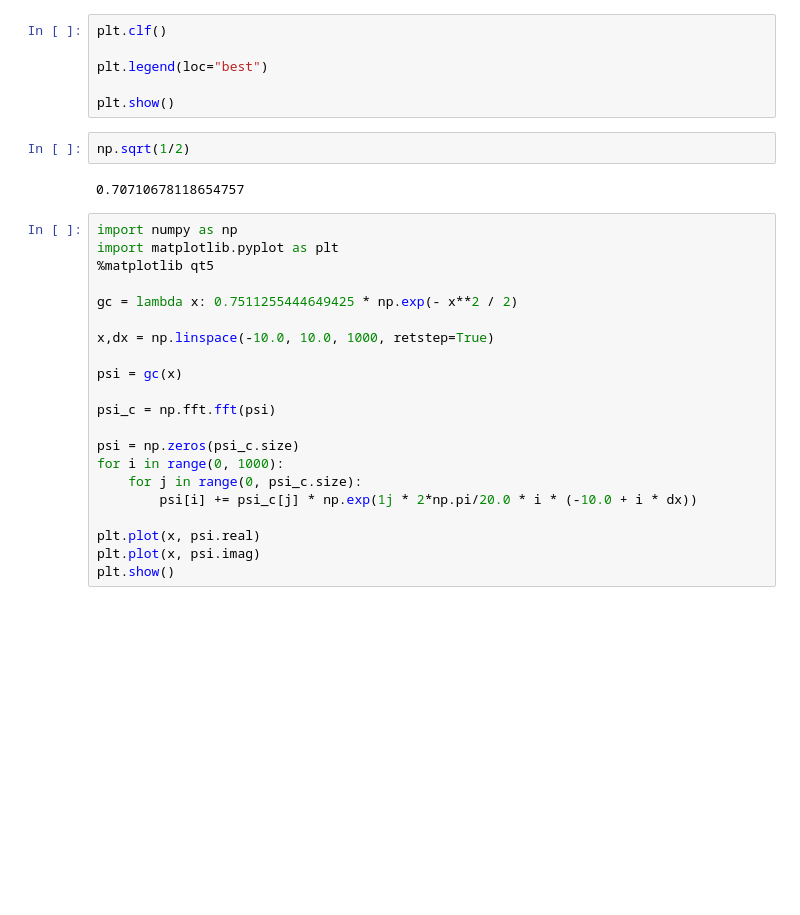
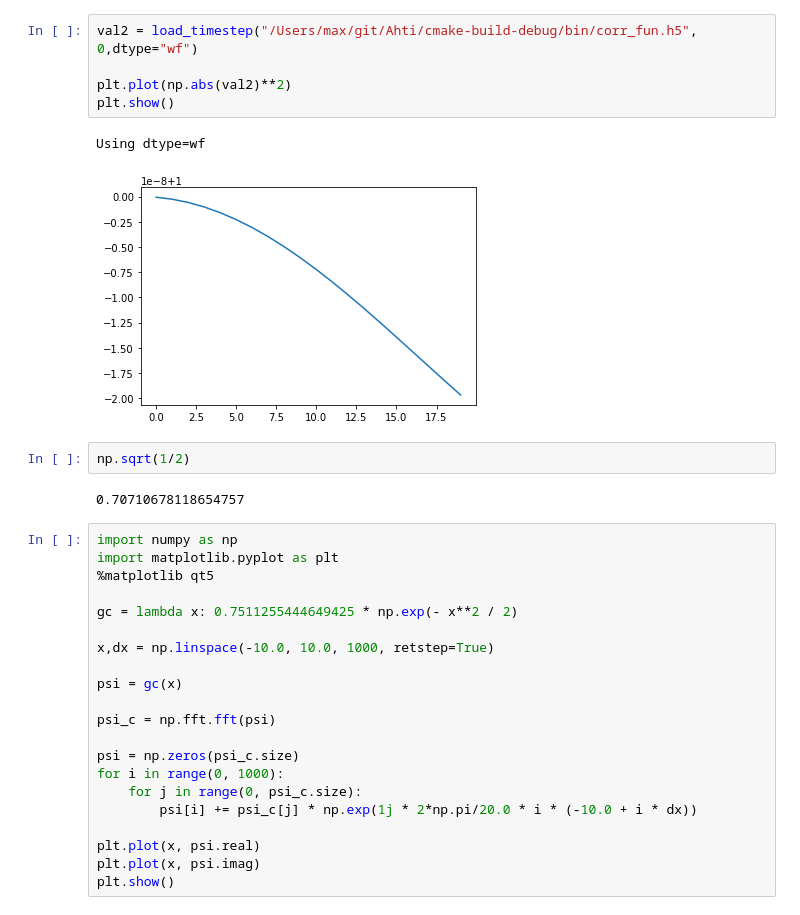
Before and after one commit to s0vereign/Ahti, a Jupyter notebook: utils/pyvis/Static-evolution-visualizer.ipynb, the cells around one changed output. Drawn from its saved outputs; the diff is of its cells as text; blank space fills up the shorter version.

```diff
--- a/utils/pyvis/Static-evolution-visualizer.ipynb
+++ b/utils/pyvis/Static-evolution-visualizer.ipynb
@@ -50,9 +51,11 @@ Using dtype=wf
-# %%
-plt.clf()
-
-plt.legend(loc="best")
-
-plt.show()
+# %%
+val2 = load_timestep("/Users/max/git/Ahti/cmake-build-debug/bin/corr_fun.h5", 0,dtype="wf")
+
+plt.plot(np.abs(val2)**2)
+plt.show()
+# %% [output]
+Using dtype=wf
+[figure, added]
 # %%
 np.sqrt(1/2)
 # %% [output]
```
Also changed, not shown: parts of 1 cell of this notebook, 10 other files.
